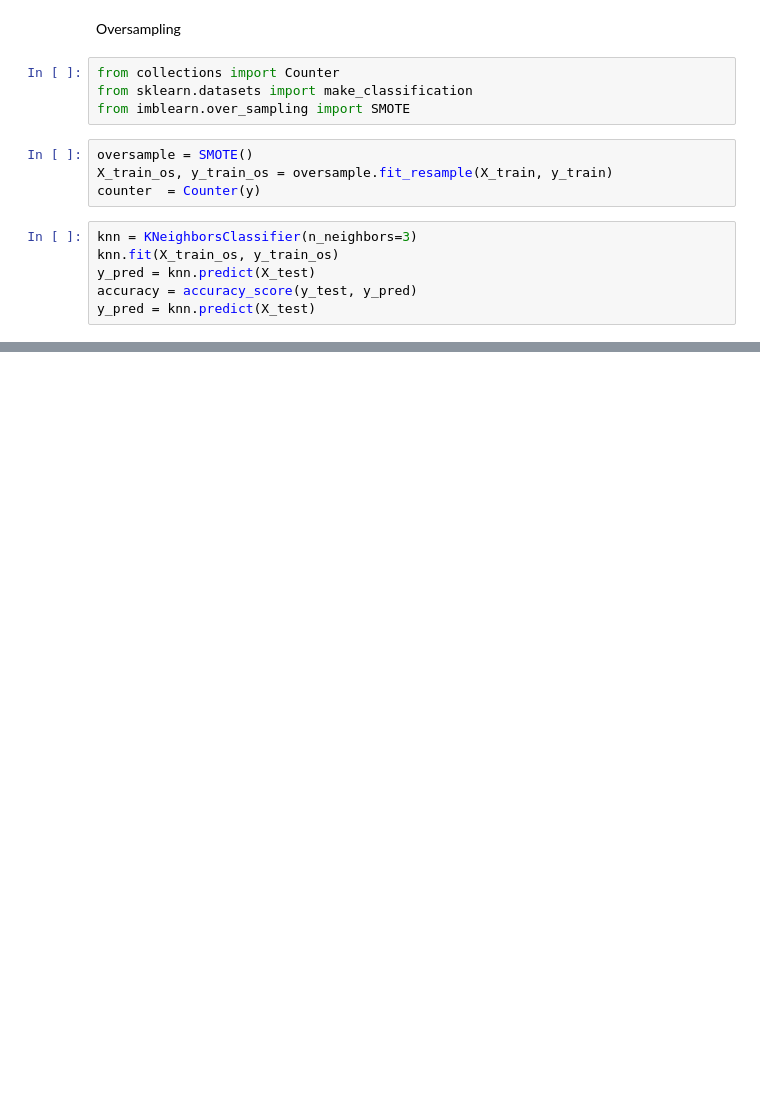
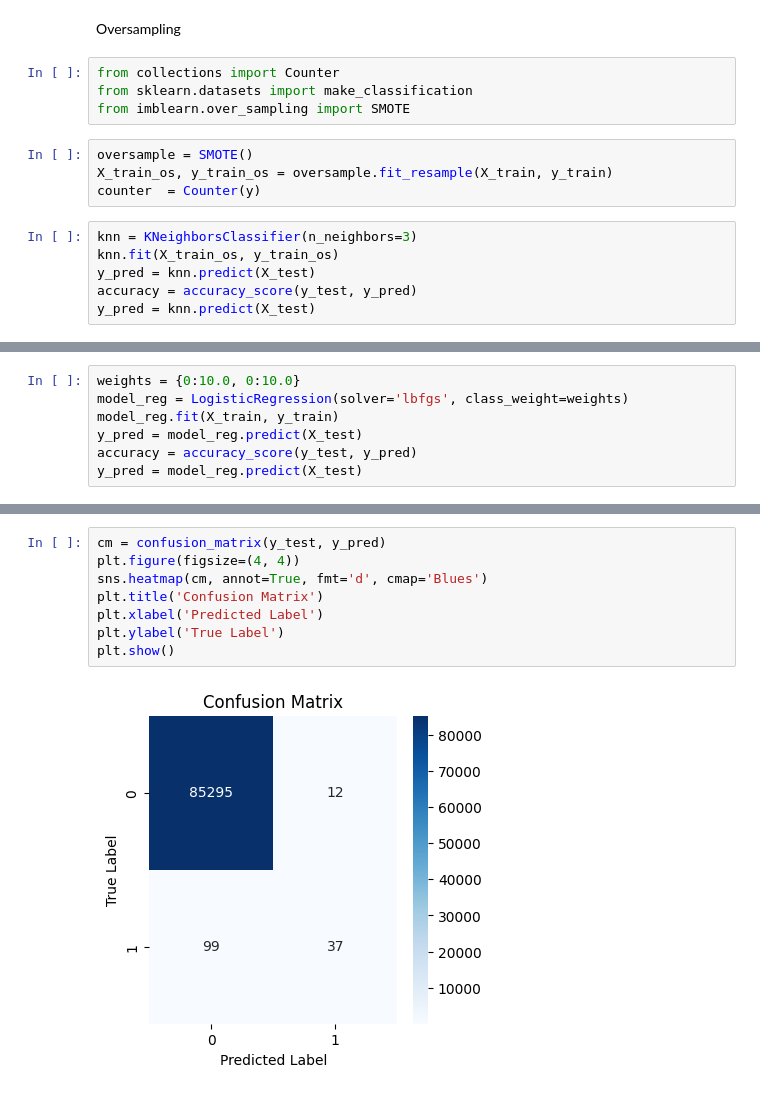
Before and after one commit to crdslw/Use_case_UM, a Jupyter notebook: UMwF_usecase1.ipynb, the cells around one changed output, grey strips where cells are left out. Saved outputs shown, nothing was run; the diff lists cells and outputs as text; blank space fills up the shorter version.

```diff
--- a/UMwF_usecase1.ipynb
+++ b/UMwF_usecase1.ipynb
@@ -122,0 +202,7 @@ y_pred = knn.predict(X_test)
+# %%
+weights = {0:10.0, 0:10.0}
+model_reg = LogisticRegression(solver='lbfgs', class_weight=weights)
+model_reg.fit(X_train, y_train)
+y_pred = model_reg.predict(X_test)
+accuracy = accuracy_score(y_test, y_pred)
+y_pred = model_reg.predict(X_test)
@@ -122,0 +228,10 @@ y_pred = knn.predict(X_test)
+# %%
+cm = confusion_matrix(y_test, y_pred)
+plt.figure(figsize=(4, 4))
+sns.heatmap(cm, annot=True, fmt='d', cmap='Blues')
+plt.title('Confusion Matrix')
+plt.xlabel('Predicted Label')
+plt.ylabel('True Label')
+plt.show()
+# %% [output]
+[figure, added]
```
Also changed, not shown: parts of 14 cells of this notebook.
